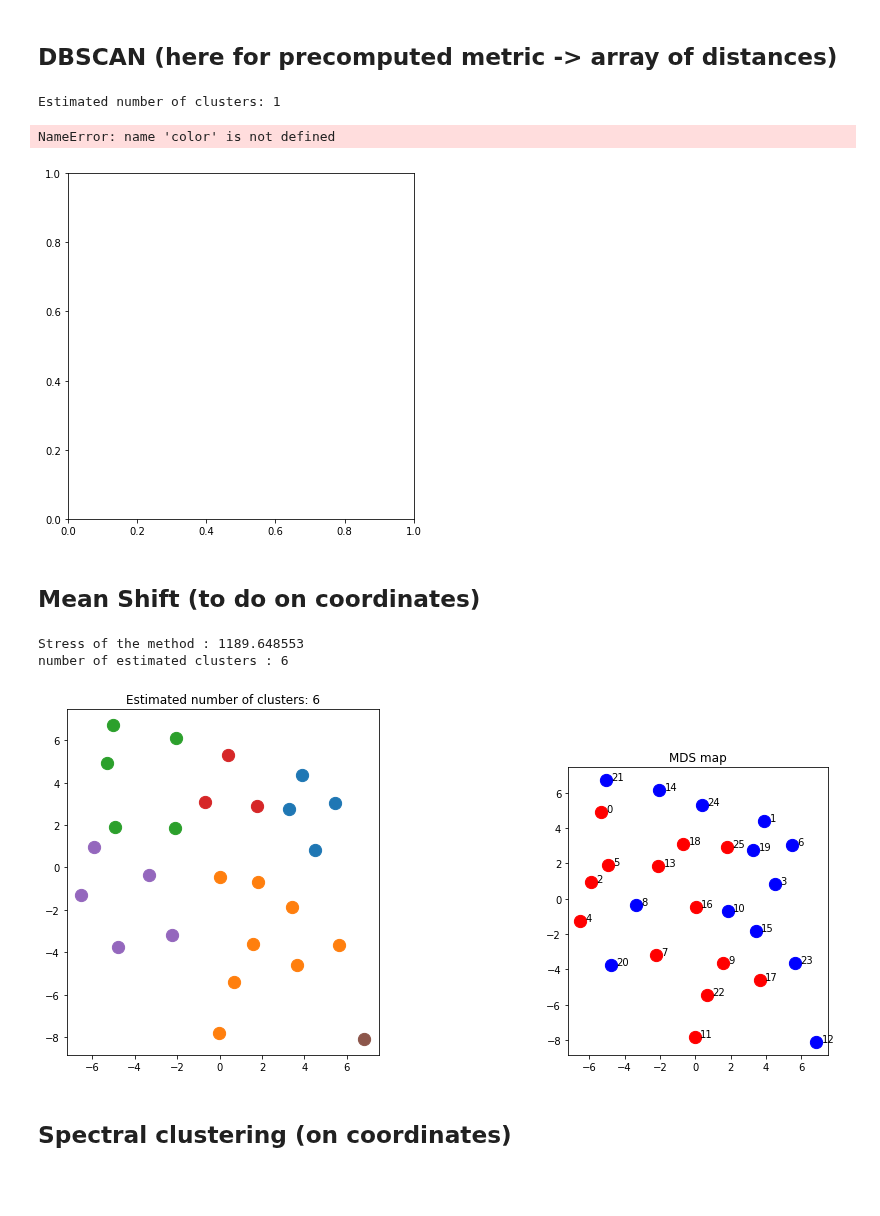
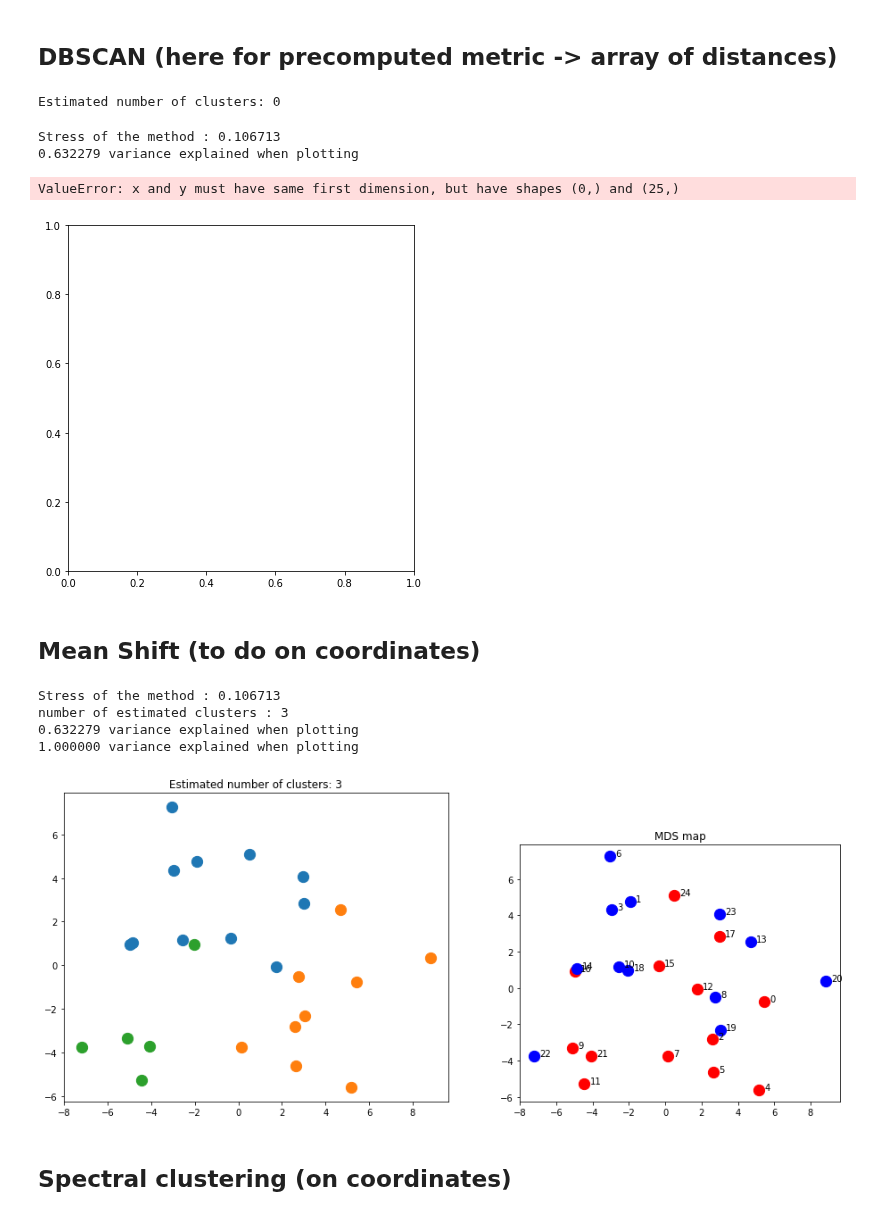
Before and after one commit to alexandremerasli/TFE, a Jupyter notebook: cluster_data.ipynb, the cells around one changed output. Saved outputs shown, nothing was run; the diff lists cells and outputs as text; code cells hidden in the pictures; blank space fills up the shorter version.

```diff
--- a/cluster_data.ipynb
+++ b/cluster_data.ipynb
@@ -53,7 +76,8 @@ narrative = np.where(condition == 0)[0]
 stimulus = np.where(condition == 1)[0]
 # %%
 # Transform matrix into correlation matrix
-if ((matrix == ISC_EEG).all()):
+#if ((matrix == ISC_EEG).all()):
+if (False):
     matrix_norm = np.copy(matrix) / 3
     matrix_cheat = np.copy(matrix)
     for i in range(len(matrix)):
@@ -559,11 +581,16 @@ class MDS(BaseEstimator):
 # %%
 #from sklearn import manifold
 
-def computeMDSCoordinate(n_comp):
-    mds = MDS(n_components=n_comp,random_state=1,normalize=True,eps=1e-10)
+def computeMDSCoordinate(n_comp,metric=True):
+    mds = MDS(n_components=n_comp,random_state=1,normalize=True,eps=1e-10,metric=metric)
     mds.fit(matrix_dist)
     points = mds.embedding_
     stress = mds.stress_
+    '''
+    Stress-1 that according to Kruskal (1964, p. 3) has more or less
+    the following interpretation: value 0 indicates perfect fit,
+    0.025 excellent, 0.05 good, 0.1 fair and 0.2 poor.
+    '''
     print("Stress of the method : %f" %stress)
 
     '''
@@ -571,7 +598,7 @@ def computeMDSCoordinate(n_comp):
     for i in range(n_comp):
         points[:,i] = (points[:,i] - np.mean(points[:,i])) / np.std(points[:,i])
     '''
-    return points
+    return points, stress
 # %%
 from sklearn import manifold
 
@@ -632,7 +684,7 @@ Stress of the method : 0.229339
 from sklearn.cluster import DBSCAN
 
 # Compute DBSCAN
-db = DBSCAN(eps=2.97, min_samples=3,metric='precomputed').fit(matrix_dist)
+db = DBSCAN(eps=0.1, min_samples=3,metric='precomputed').fit(matrix_dist)
 
 core_samples_mask = np.zeros_like(db.labels_, dtype=bool)
 core_samples_mask[db.core_sample_indices_] = True
@@ -643,7 +695,7 @@ n_clusters_ = len(set(labels)) - (1 if -1 in labels else 0)
 n_noise_ = list(labels).count(-1)
 print('Estimated number of clusters: %d' % n_clusters_)
 # %% [output]
-Estimated number of clusters: 1
+Estimated number of clusters: 0
 # %%
 # Black removed and is used for noise instead.
 unique_labels = set(labels)
@@ -652,6 +704,8 @@ colors = [plt.cm.Spectral(each)
 
 ax = plt.axes([0,0,1.2,1.2])
 ax.set_aspect(aspect='equal')
+points,stress = computeMDSCoordinate(mdsDim)
+points_2D = transformPoints(points)
 
 for k, col in zip(unique_labels, colors):
 
@@ -661,21 +715,20 @@ for k, col in zip(unique_labels, colors):
 
     class_member_mask = (labels == k)
     xy = points[class_member_mask & core_samples_mask]
-    plt.plot(xy[:, 0], xy[:, 1], 'o', markerfacecolor=tuple(col),
-             markeredgecolor='k', markersize=14,color=color)
+    plt.plot(xy[:, 0], points[:, 1], 'o', markerfacecolor=tuple(col),
+             markeredgecolor='k', markersize=14)
 
     xy = points[class_member_mask & ~core_samples_mask]
-    plt.plot(xy[:, 0], xy[:, 1], 'o', markerfacecolor=tuple(col),
-             markeredgecolor='k', markersize=6,color=color)
+    plt.plot(xy[:, 0], points[:, 1], 'o', markerfacecolor=tuple(col),
+             markeredgecolor='k', markersize=6)
 
 plt.title('Estimated number of clusters: %d' % n_clusters_)
 
-points = computeMDSCoordinate(2)
-plotMdsPoints(points)
-
-plt.show()
+plotMdsPoints(points,projection=True)
 # %% [output]
-NameError: name 'color' is not defined
+Stress of the method : 0.106713
+0.632279 variance explained when plotting
+ValueError: x and y must have same first dimension, but have shapes (0,) and (25,)
 [figure]
 # %% [markdown]
 ## Mean Shift (to do on coordinates)
@@ -683,45 +736,47 @@ NameError: name 'color' is not defined
 from sklearn.cluster import MeanShift, estimate_bandwidth
 
 # Compute clustering with MeanShift
-points = computeMDSCoordinate(2) # Look only at 2 3 or 4D, then bad results
+points,stress = computeMDSCoordinate(mdsDim) # Look only at 2 3 or 4D, then bad results
 
 # The following ban*dwidth can be automatically detected using
-bandwidth = estimate_bandwidth(points, quantile=0.2, n_samples=500)
+bandwidth = estimate_bandwidth(points, quantile=0.2)
 
 ms = MeanShift(bandwidth=bandwidth, bin_seeding=True)
 ms.fit(points)
 labels = ms.labels_
 cluster_centers = ms.cluster_centers_
 
 labels_unique = np.unique(labels)
 n_clusters_ = len(labels_unique)
 
 print("number of estimated clusters : %d" % n_clusters_)
 
 # Plot result
 from itertools import cycle
 
 ax = plt.axes([0,0,1.2,1.2])
 ax.set_aspect(aspect='equal')
-#points = transformPoints(points)
+points = transformPoints(points)
 
 colors = cycle('bgrcmykbgrcmykbgrcmykbgrcmyk')
 for k, col in zip(range(n_clusters_), colors):
     my_members = labels == k
     cluster_center = cluster_centers[k]
     plt.scatter(points[my_members, 0], points[my_members, 1], s=150)
     #plt.plot(cluster_center[0], cluster_center[1], 'o', markerfacecolor=col,
     #         markeredgecolor='k', markersize=14)
 
     plt.title('Estimated number of clusters: %d' % n_clusters_)
 
-plotMdsPoints(points)
+plotMdsPoints(points,projection=True)
 
 plt.show()
 # %% [output]
-Stress of the method : 1189.648553
-number of estimated clusters : 6
+Stress of the method : 0.106713
+number of estimated clusters : 3
+0.632279 variance explained when plotting
+1.000000 variance explained when plotting
-[figure, old version]
+[figure, new version]
 # %% [markdown]
 ## Spectral clustering (on coordinates)
 # %%
```
Also changed, not shown: parts of 16 cells of this notebook.
